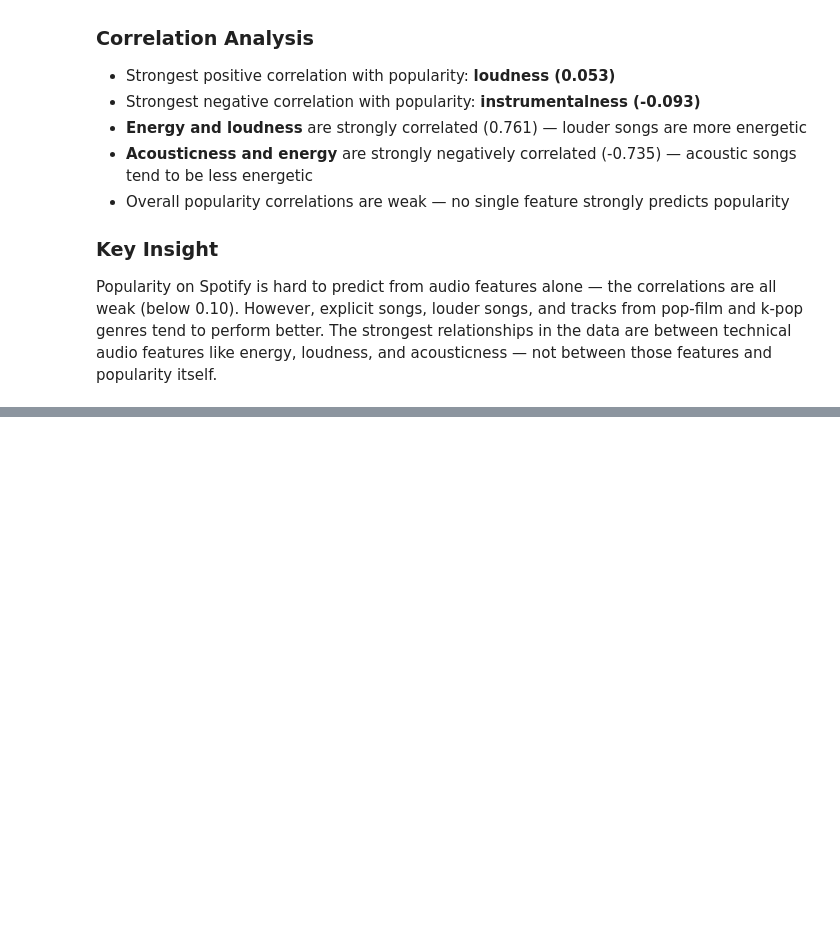
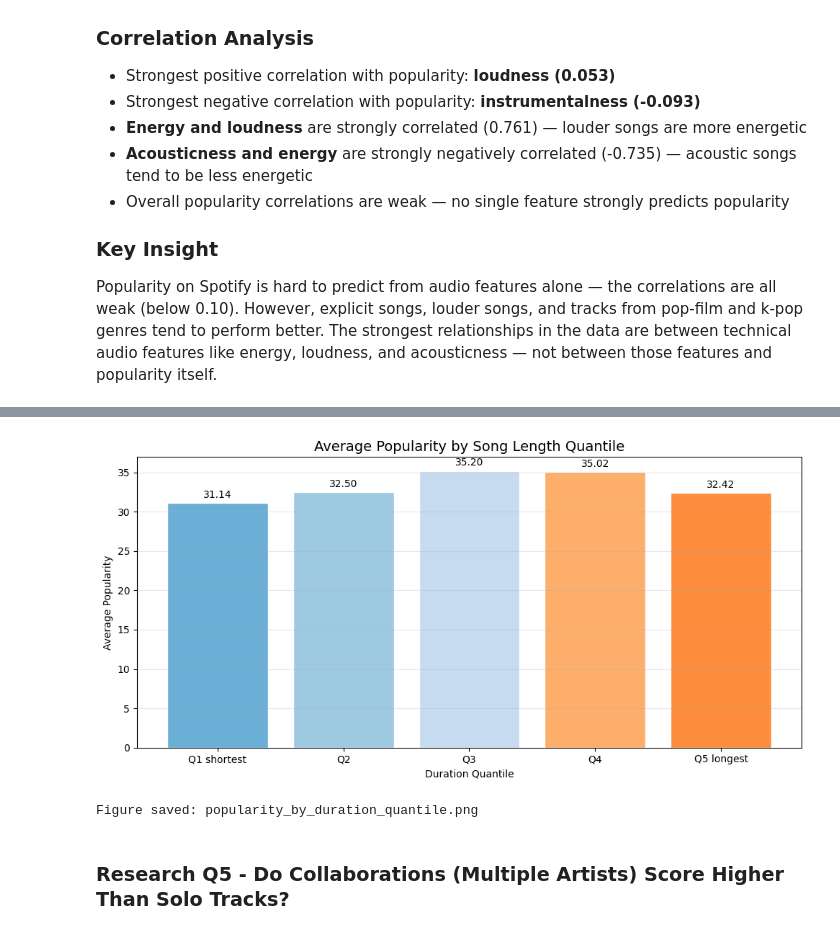
Before and after one commit to Dhumo986/cis4930-sp26-project-group-04, a Jupyter notebook: notebooks/analysis.ipynb, the cells around one changed output, grey strips where cells are left out. Cells and saved outputs as stored; diff of their text form; code cells hidden in the pictures; blank space fills up the shorter version.

```diff
--- a/notebooks/analysis.ipynb
+++ b/notebooks/analysis.ipynb
@@ -642,0 +643,22 @@ not between those features and popularity itself.
+# %%
+# Reload cleaned dataset for Section 4
+df = pd.read_csv("../data/processed/spotify_cleaned.csv")
+print(df.shape)
+
+# Create quantile-based duration buckets
+duration_labels = ['Q1 shortest', 'Q2', 'Q3', 'Q4', 'Q5 longest']
+df['duration_quantile'] = pd.qcut(df['duration_sec'], q=5, labels=duration_labels)
+
+duration_stats = (
+    df.groupby('duration_quantile', observed=False)['popularity']
+      .agg(['mean', 'median', 'count'])
+      .round(3)
+      .reset_index()
+ )
+
+print("Average popularity by song length quantile:")
+print(duration_stats)
+
+best_bucket = duration_stats.loc[duration_stats['mean'].idxmax(), 'duration_quantile']
+print()
+print(f"Most popular duration bucket: {best_bucket}")
@@ -642,0 +676,26 @@ not between those features and popularity itself.
+# %%
+# Bar plot — average popularity by duration quantile
+fig, ax = plt.subplots(figsize=(10, 5))
+
+bars = ax.bar(
+    duration_stats['duration_quantile'],
+    duration_stats['mean'],
+    color=['#6baed6', '#9ecae1', '#c6dbef', '#fdae6b', '#fd8d3c'],
+    edgecolor='white'
+ )
+
+ax.set_title('Average Popularity by Song Length Quantile', fontsize=14)
+ax.set_xlabel('Duration Quantile')
+ax.set_ylabel('Average Popularity')
+ax.bar_label(bars, fmt='%.2f', padding=3)
+ax.grid(axis='y', alpha=0.3)
+
+fig.tight_layout()
+fig.savefig("../figures/popularity_by_duration_quantile.png", dpi=300)
+plt.show()
+print("Figure saved: popularity_by_duration_quantile.png")
+# %% [output]
+[figure, added]
+Figure saved: popularity_by_duration_quantile.png
+# %% [markdown]
+### Research Q5 - Do Collaborations (Multiple Artists) Score Higher Than Solo Tracks?
```
Also changed, not shown: parts of 6 cells of this notebook, 3 other files.
